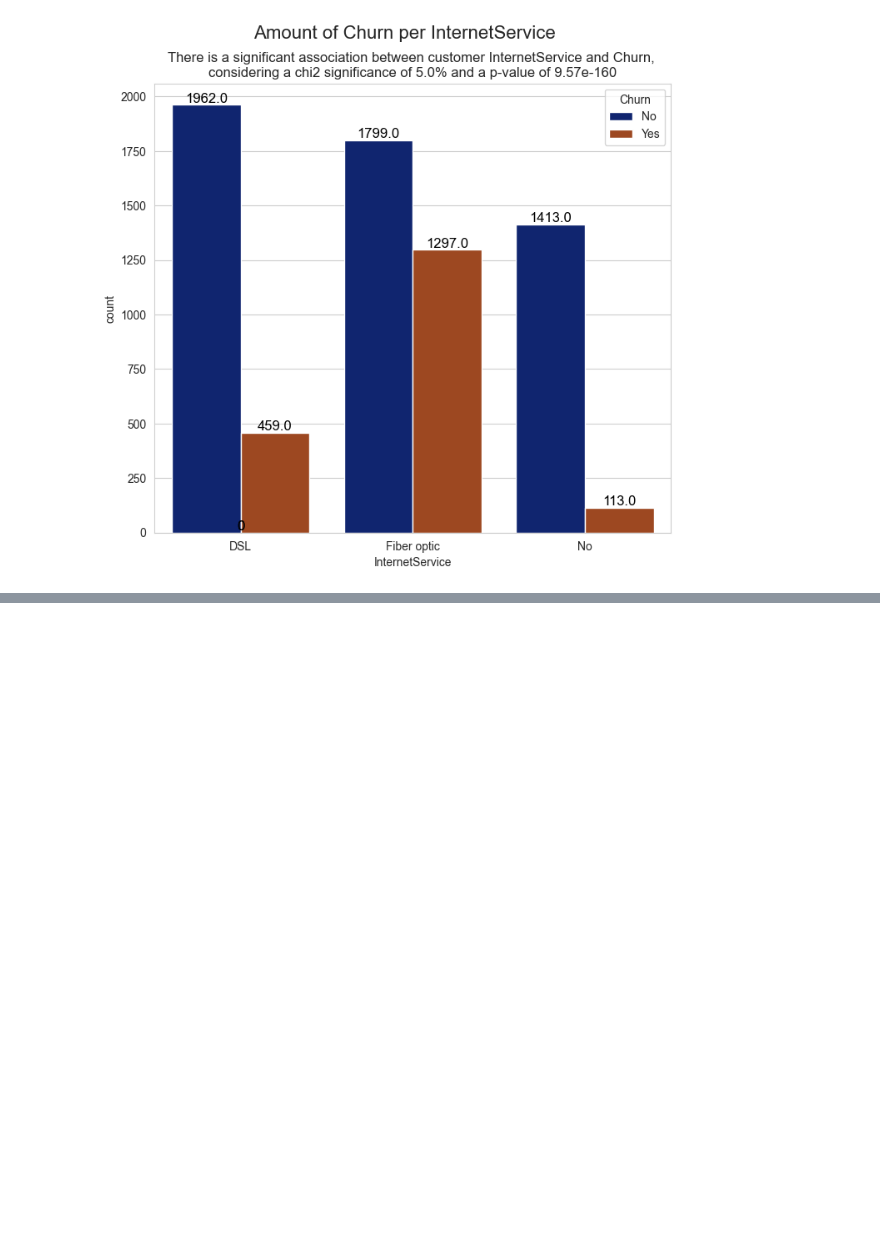
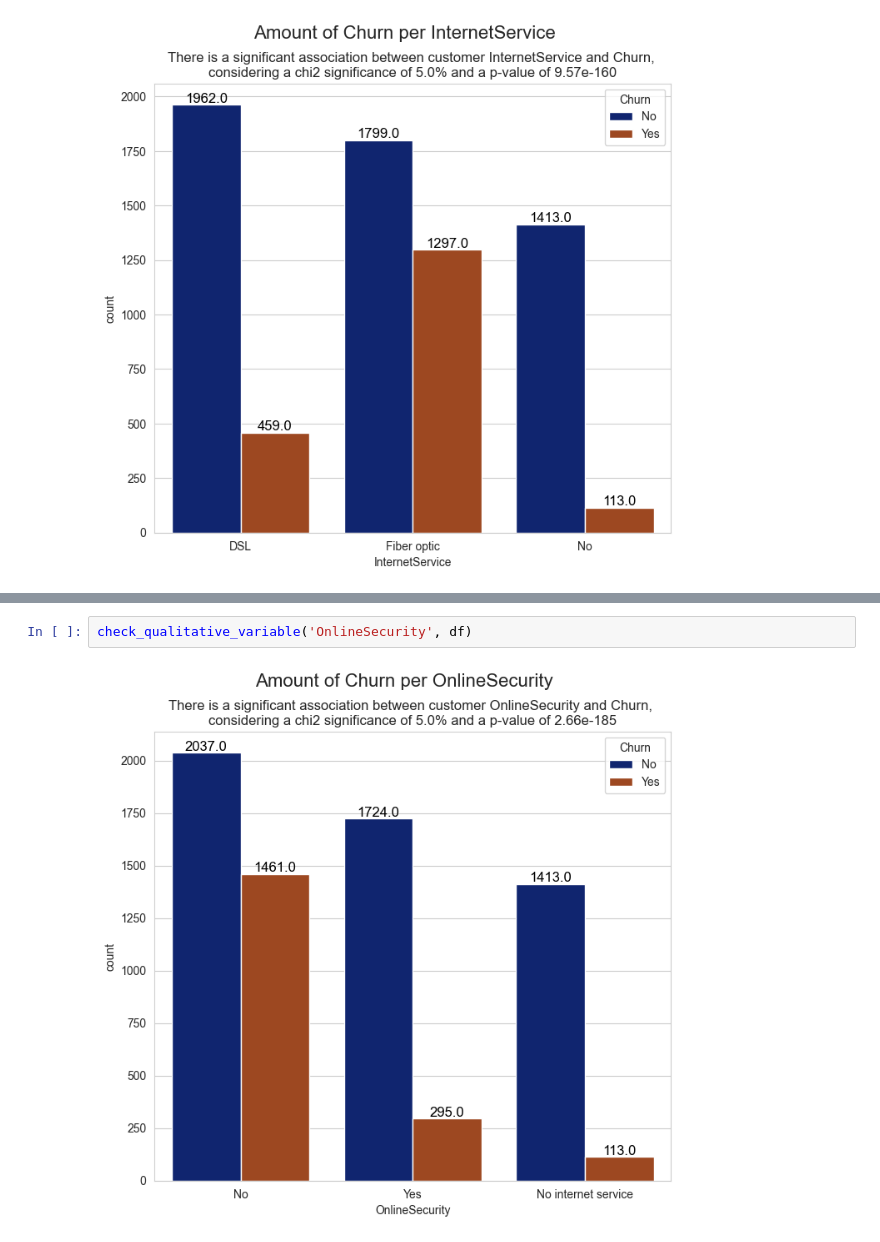
Before and after one commit to Gbrlmoraes/telecom_churn_prediction, a Jupyter notebook: notebooks/exploratory_data_analysis.ipynb, the cells around one changed output, grey strips where cells are left out. Cells and saved outputs as stored; diff of their text form; blank space fills up the shorter version.

```diff
--- a/notebooks/exploratory_data_analysis.ipynb
+++ b/notebooks/exploratory_data_analysis.ipynb
@@ -232,0 +240,4 @@ check_qualitative_variable('InternetService', df)
+# %%
+check_qualitative_variable('OnlineSecurity', df)
+# %% [output]
+[figure, added]
```
Also changed, not shown: parts of 26 cells of this notebook.
